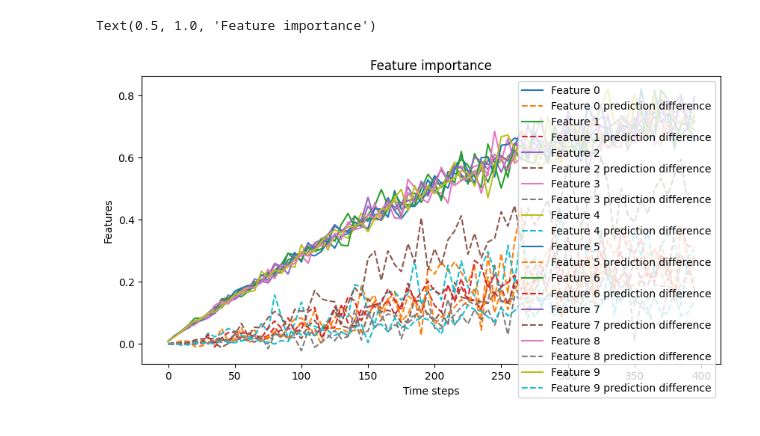
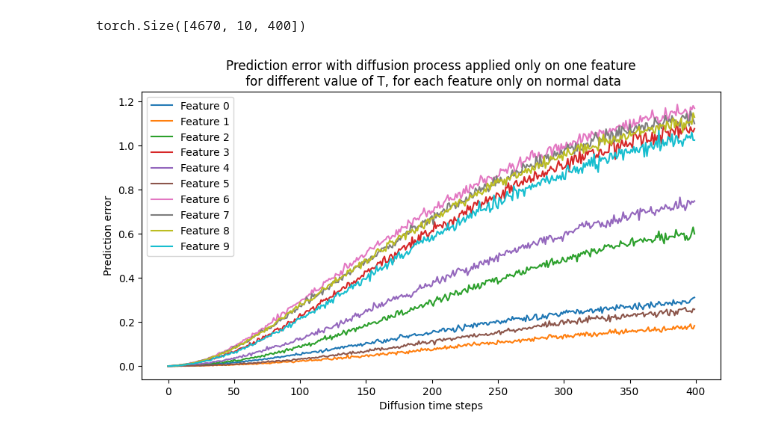
Before and after one commit to ElouanV/iterative_learning_for_anomaly_detection, a Jupyter notebook: notebooks/forward_diffusion_study.ipynb, the cells around one changed output. Cells and saved outputs as stored; diff of their text form; code cells hidden in the pictures.

```diff
--- a/notebooks/forward_diffusion_study.ipynb
+++ b/notebooks/forward_diffusion_study.ipynb
@@ -90,14 +121,49 @@ torch.Size([166, 10, 80])
+# %%
+x = data['X_train']
+y = data['y_train']
+normal_x = x[y == 0]
+# %%
+step = 1
+# %%
+distances = torch.zeros(normal_x.shape[0], normal_x.shape[1],len(range(0, model.T,step)))
+original_pred = model.predict_score(normal_x)
+pred_diff = torch.zeros(normal_x.shape[0], normal_x.shape[1],len(range(0, model.T, step)))
+for i in tqdm(range(normal_x.shape[-1]), desc="Single features"):
+    for j, t in enumerate(range(0, model.T, step)):
+        X_noisy = np.copy(normal_x)
+        X_noisy[:, i] = (
+            model.forward_noise(
+                torch.tensor(X_noisy[:, i]),
+                torch.tensor([t], dtype=torch.long),
+            )
+            .detach()
+            .cpu()
+        )
+        # Compute euclidean distance
+        dist = np.linalg.norm(normal_x - X_noisy, axis=1)
+        distances[:, i, j] = torch.tensor(dist)
+        x_noisy_pred = model.predict_score(X_noisy)
+        pred_diff[:, i, j] = torch.tensor(x_noisy_pred - original_pred)
+
+
+print(distances.shape)
+distances = distances.mean(axis=0)
+pred_diff = pred_diff.mean(axis=0)
+# %% [output]
+torch.Size([4670, 10, 400])
 # %%
 import seaborn as sns
 
 plt.figure(figsize=(10, 5))
 #Plot curves for each feature
 for i in range(distances.shape[0]):
-    sns.lineplot(x=range(0, model.T, 5), y=distances[i, :], label=f"Feature {i}")
-    sns.lineplot(x=range(0, model.T, 5), y=pred_diff[i, :], label=f"Feature {i} prediction difference", linestyle='--')
-plt.xlabel("Time steps")
-plt.ylabel("Features")
-plt.title("Feature importance")
+    # sns.lineplot(x=range(0, model.T, step), y=distances[i, :], color='red', label=f"Feature {i}")
+    sns.lineplot(x=range(0, model.T, step), y=pred_diff[i, :], label=f"Feature {i}")
+plt.xlabel("Diffusion time steps")
+plt.ylabel("Prediction error")
+plt.title("Prediction error with diffusion process applied only on one feature\n for different value of T, for each feature only on normal data")
+# Remove legend
+plt.legend()
+plt.show()
 # %% [output]
-Text(0.5, 1.0, 'Feature importance')
-[figure, old version]
+[figure, new version]
```
Also changed, not shown: parts of 22 cells of this notebook, 18 other files.
